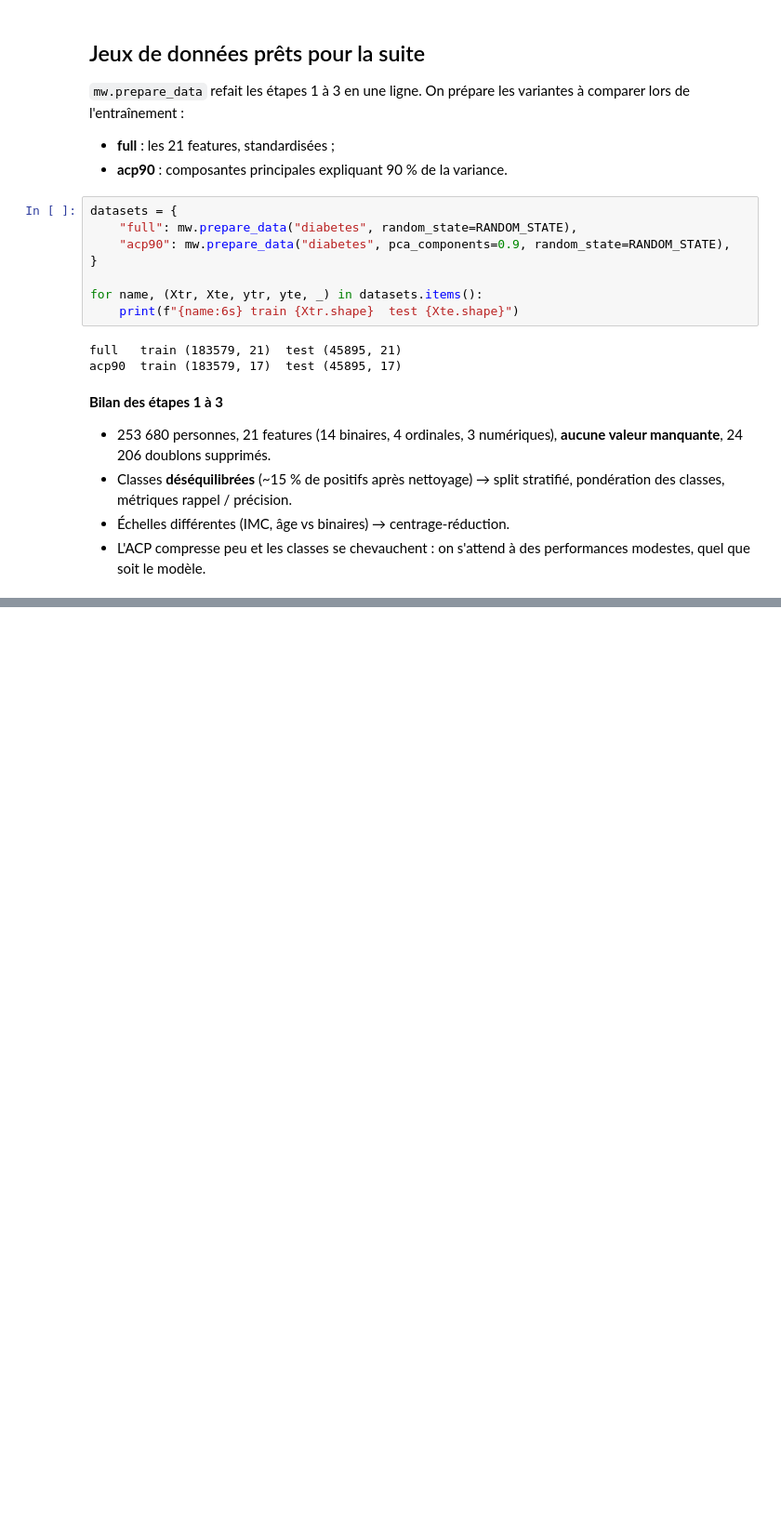
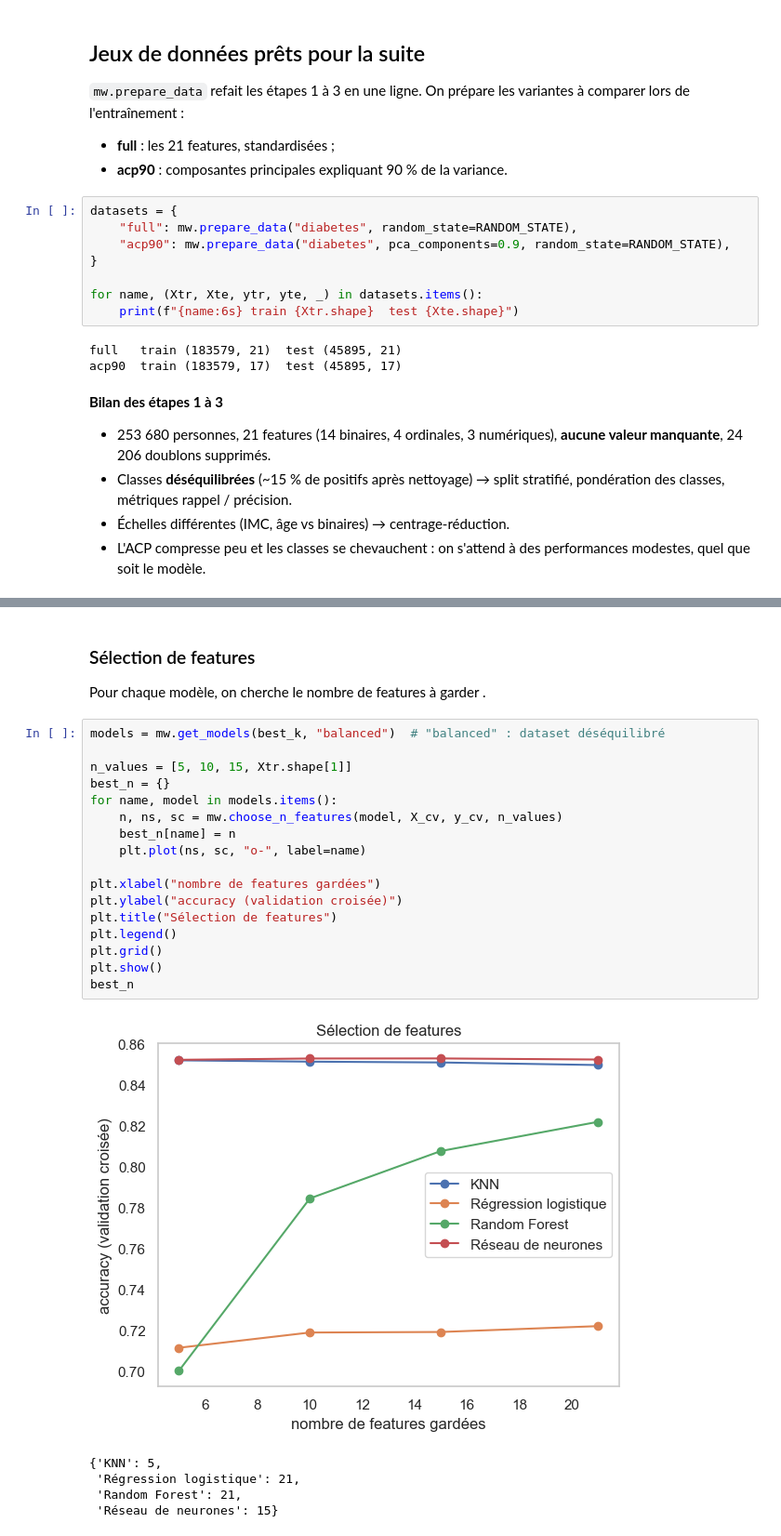
Before and after one commit to PierreGUTTIEREZ/Project_Machine-Learning_Semester-1, a Jupyter notebook: diabetes.ipynb, the cells around one changed output, grey strips where cells are left out. Shown at 93% size. Saved outputs shown, nothing was run; the diff lists cells and outputs as text; blank space fills up the shorter version.

```diff
--- a/diabetes.ipynb
+++ b/diabetes.ipynb
@@ -274,0 +332,27 @@ acp90  train (183579, 17)  test (45895, 17)
+# %% [markdown]
+### Sélection de features
+
+Pour chaque modèle, on cherche le nombre de features à garder .
+# %%
+models = mw.get_models(best_k, "balanced")  # "balanced" : dataset déséquilibré
+
+n_values = [5, 10, 15, Xtr.shape[1]]
+best_n = {}
+for name, model in models.items():
+    n, ns, sc = mw.choose_n_features(model, X_cv, y_cv, n_values)
+    best_n[name] = n
+    plt.plot(ns, sc, "o-", label=name)
+
+plt.xlabel("nombre de features gardées")
+plt.ylabel("accuracy (validation croisée)")
+plt.title("Sélection de features")
+plt.legend()
+plt.grid()
+plt.show()
+best_n
+# %% [output]
+[figure, added]
+{'KNN': 5,
+ 'Régression logistique': 21,
+ 'Random Forest': 21,
+ 'Réseau de neurones': 15}
```
Also changed, not shown: parts of 7 cells of this notebook, 1 other file.
